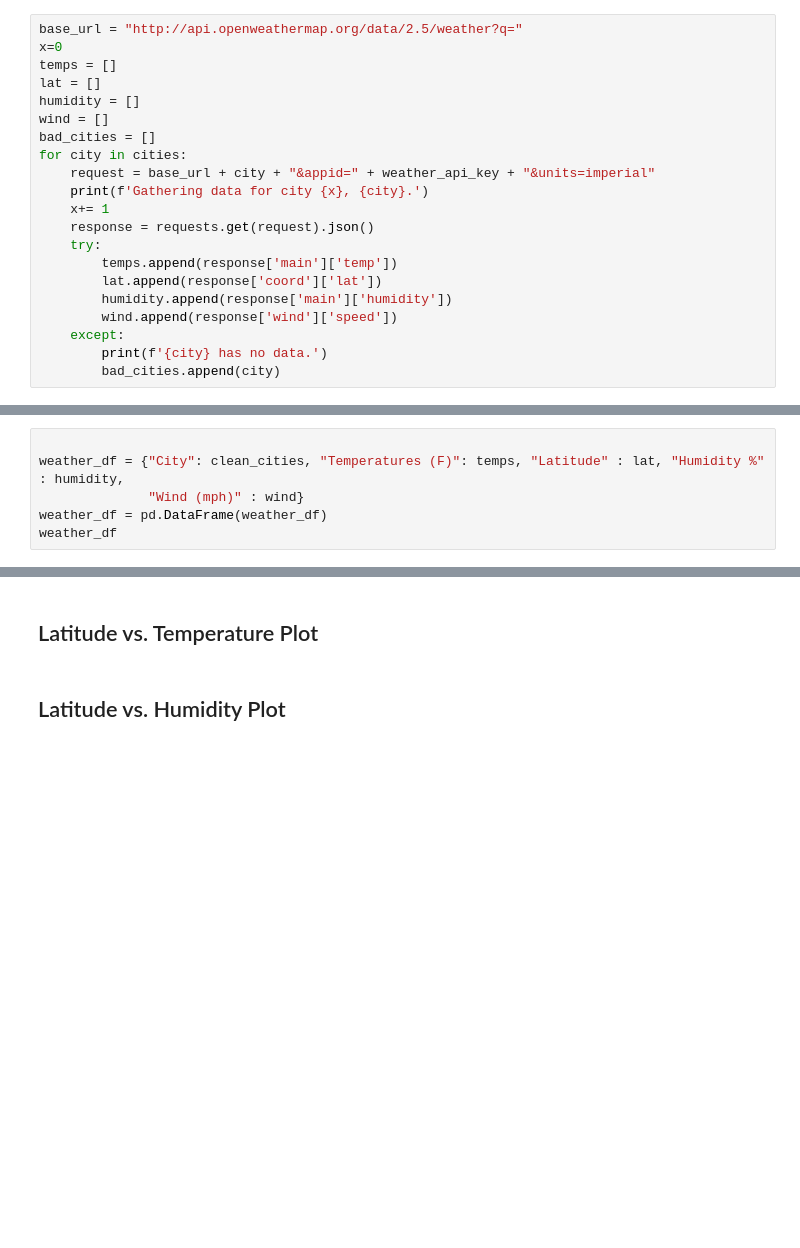
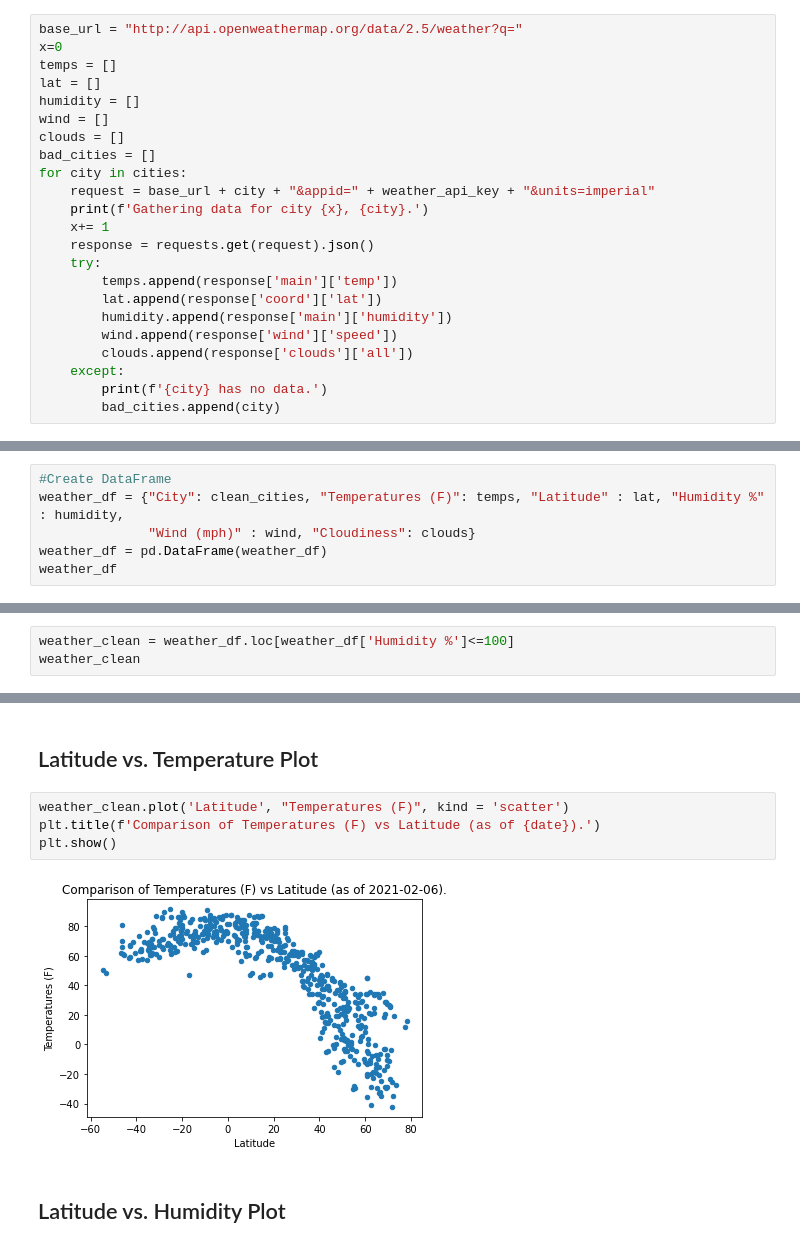
Before and after one commit to emedina2/python-api-challenge, a Jupyter notebook: starter_code/WeatherPy.ipynb, the cells around one changed output, grey strips where cells are left out. Drawn from its saved outputs; the diff is of its cells as text; blank space fills up the shorter version.

Commit message:
Update WeatherPy.ipynb
Added Plot code

```diff
--- a/starter_code/WeatherPy.ipynb
+++ b/starter_code/WeatherPy.ipynb
@@ -61,6 +65,7 @@ temps = []
 lat = []
 humidity = []
 wind = []
+clouds = []
 bad_cities = []
 for city in cities:
     request = base_url + city + "&appid=" + weather_api_key + "&units=imperial"
@@ -72,6 +77,7 @@ for city in cities:
         lat.append(response['coord']['lat'])
         humidity.append(response['main']['humidity'])
         wind.append(response['wind']['speed'])
+        clouds.append(response['clouds']['all'])
     except:
         print(f'{city} has no data.')
         bad_cities.append(city)
@@ -126,9 +140,9 @@ print(len(clean_cities))
 * Export the city data into a .csv.
 * Display the DataFrame
 # %%
-
+#Create DataFrame
 weather_df = {"City": clean_cities, "Temperatures (F)": temps, "Latitude" : lat, "Humidity %" : humidity,
-              "Wind (mph)" : wind}
+              "Wind (mph)" : wind, "Cloudiness": clouds}
 weather_df = pd.DataFrame(weather_df)
 weather_df
 # %% [output]
@@ -156,0 +166,3 @@ Skip this step if there are no cities that have humidity > 100%.
+# %%
+weather_clean = weather_df.loc[weather_df['Humidity %']<=100]
+weather_clean
@@ -161,4 +194,10 @@ Skip this step if there are no cities that have humidity > 100%.
 # %% [markdown]
 ## Latitude vs. Temperature Plot
+# %%
+weather_clean.plot('Latitude', "Temperatures (F)", kind = 'scatter')
+plt.title(f'Comparison of Temperatures (F) vs Latitude (as of {date}).')
+plt.show()
+# %% [output]
+[figure, added]
 # %% [markdown]
 ## Latitude vs. Humidity Plot
```
Also changed, not shown: parts of 19 cells of this notebook.
